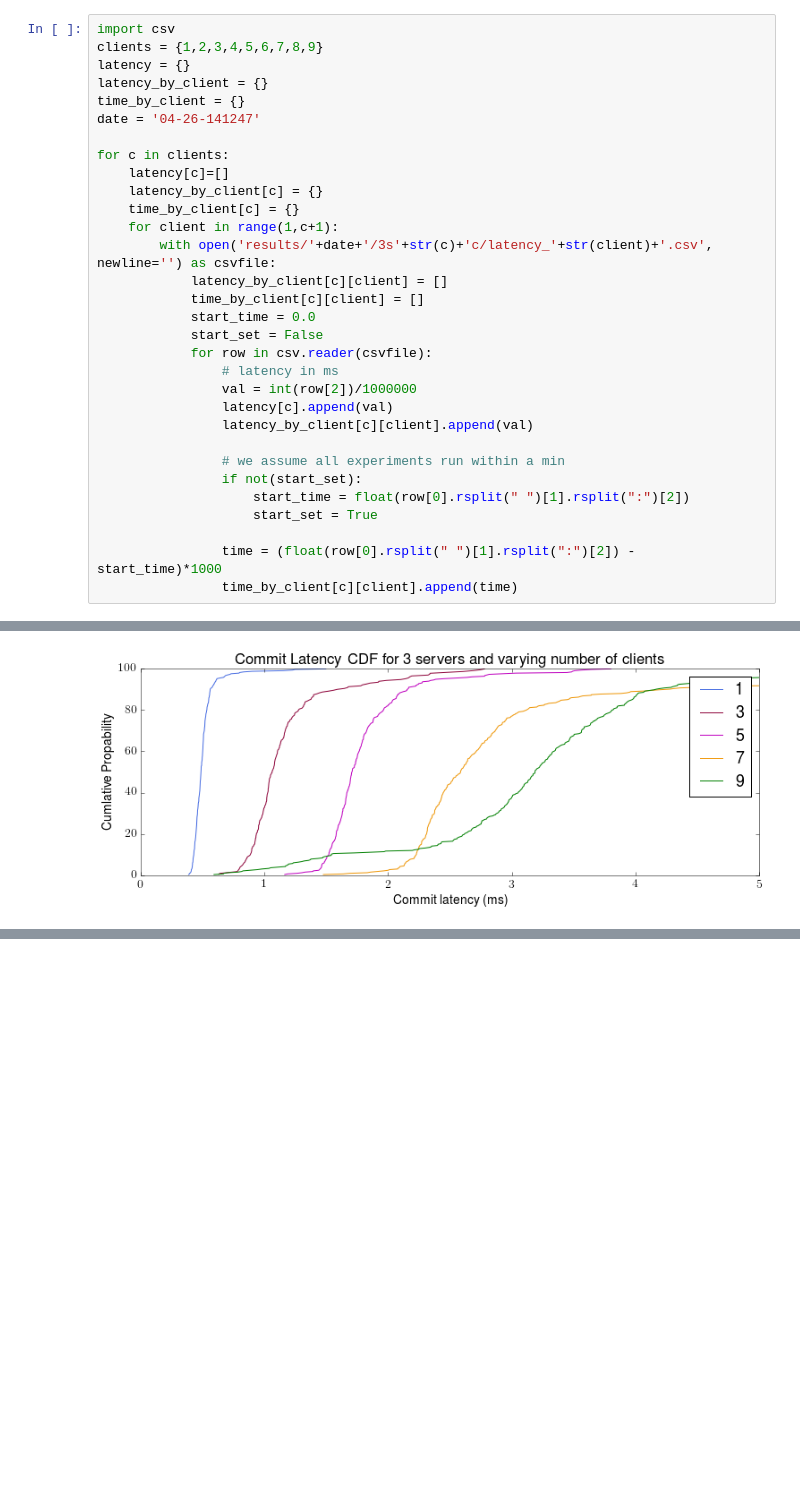
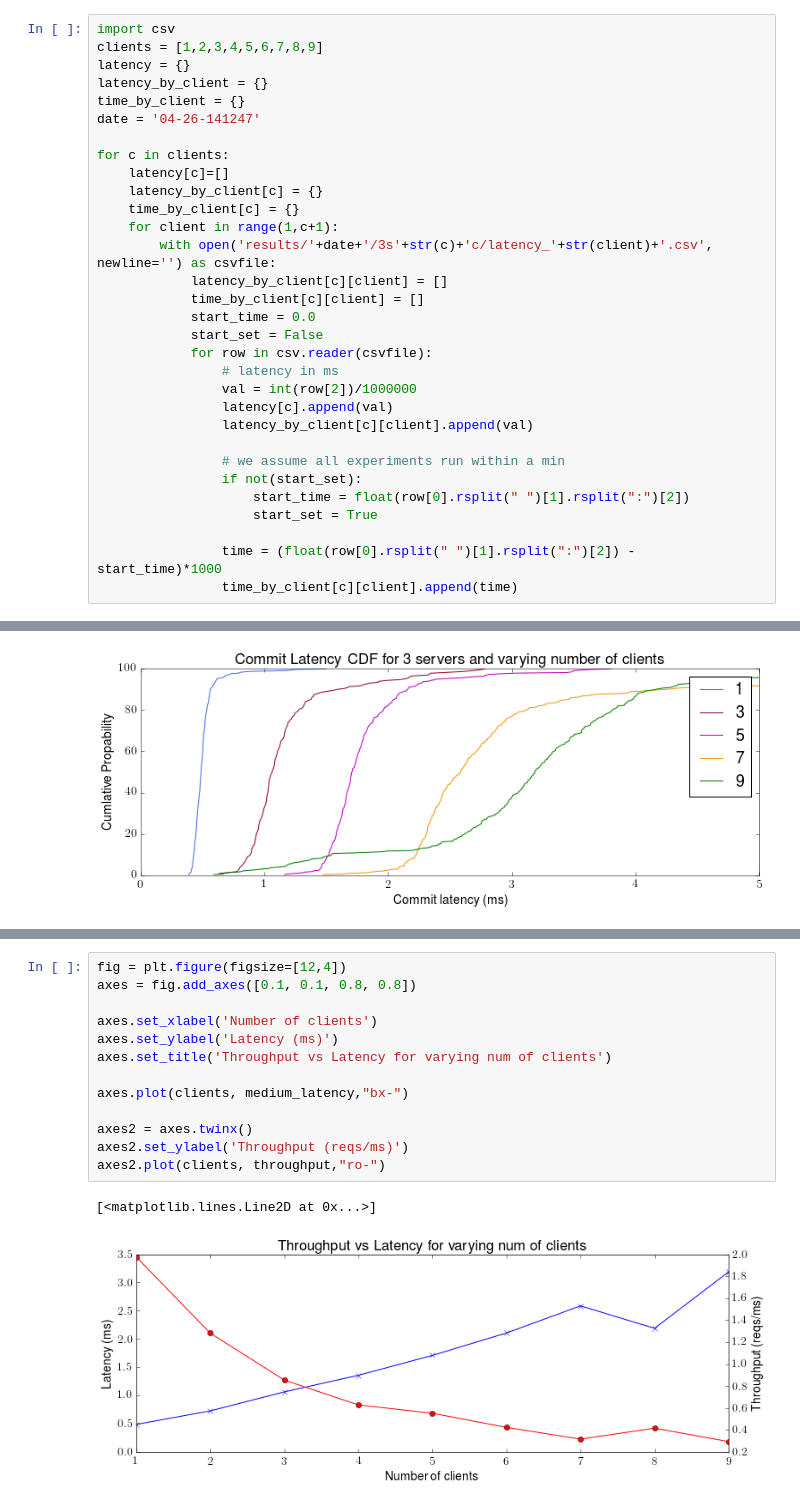
Before and after one commit to heidihoward/ios, a Jupyter notebook: scripts/graph_plotting.ipynb, the cells around one changed output, grey strips where cells are left out. Drawn from its saved outputs; the diff is of its cells as text; blank space fills up the shorter version.

Commit message:
adding latency and throughput with # of clients graph

```diff
--- a/scripts/graph_plotting.ipynb
+++ b/scripts/graph_plotting.ipynb
@@ -21,7 +21,7 @@ def fig_to_file(fig, filename, ext):
     fig.savefig("graphs/%s.%s" % (filename, ext), format=ext, bbox_inches='tight')
 # %%
 import csv
-clients = {1,2,3,4,5,6,7,8,9}
+clients = [1,2,3,4,5,6,7,8,9]
 latency = {}
 latency_by_client = {}
 time_by_client = {}
@@ -185,6 +185,22 @@ print(medium_latency)
 [1.9763683220888986, 1.2823255318791564, 0.8545135364303128, 0.62837504101139097, 0.55280398426656485, 0.42381111020782158, 0.31724146128697528, 0.41648665956756725, 0.29460670170707604]
 [0.48768699999999998, 0.72713000000000005, 1.063801, 1.3571825, 1.7097469999999999, 2.1061684999999999, 2.5867170000000002, 2.189238, 3.18851]
 [figure]
+# %%
+fig = plt.figure(figsize=[12,4])
+axes = fig.add_axes([0.1, 0.1, 0.8, 0.8])
+
+axes.set_xlabel('Number of clients')
+axes.set_ylabel('Latency (ms)')
+axes.set_title('Throughput vs Latency for varying num of clients')
+
+axes.plot(clients, medium_latency,"bx-")
+
+axes2 = axes.twinx()
+axes2.set_ylabel('Throughput (reqs/ms)')
+axes2.plot(clients, throughput,"ro-")
+# %% [output]
+[<matplotlib.lines.Line2D at 0x...>]
+[figure, added]
 # %%
 # for other numbers of servers
 
```
Also changed, not shown: parts of 2 cells of this notebook.
